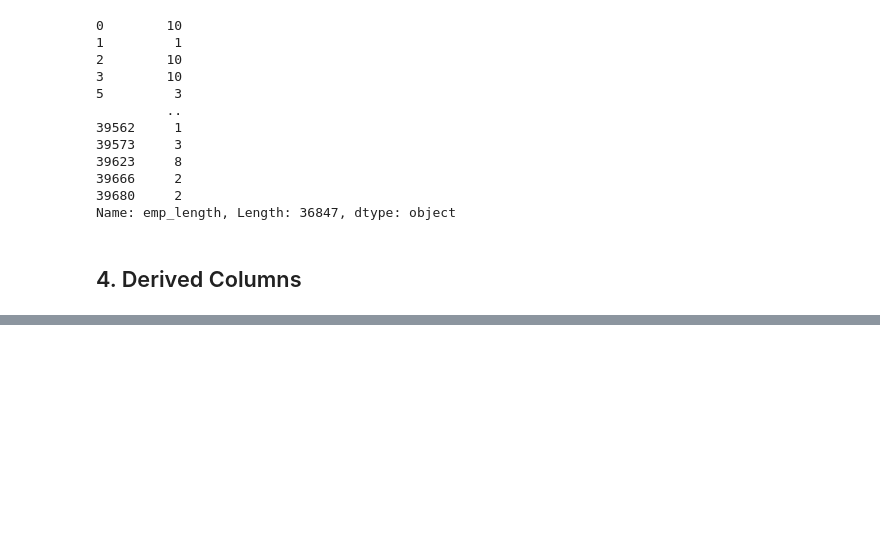
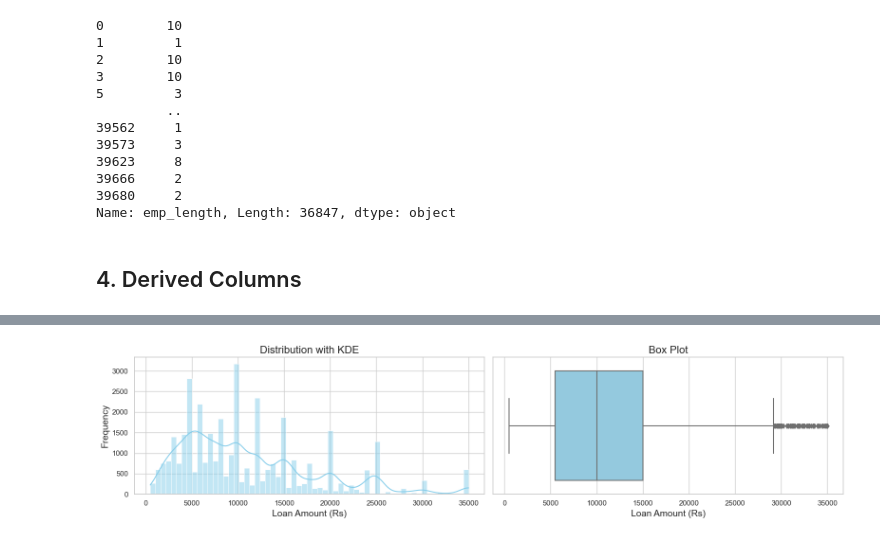
Before and after one commit to chandansharma10698/LendingClubCaseStudy, a Jupyter notebook: chandan_sharma_brk.ipynb, the cells around one changed output, grey strips where cells are left out. Saved outputs shown, nothing was run; the diff lists cells and outputs as text; code cells hidden in the pictures; blank space fills up the shorter version.

```diff
--- a/chandan_sharma_brk.ipynb
+++ b/chandan_sharma_brk.ipynb
@@ -523,0 +636,47 @@ Name: emp_length, Length: 36847, dtype: object
+# %%
+# Bucketing dti
+def bucket_dti(column):
+    if column <= 8:
+        return 'Very Low' # 25% quartile
+    elif (column >8) and (column <= 12):
+        return 'Low'
+    elif (column >12) and (column <= 16):
+        return 'Moderate'
+    elif (column >16) and (column <= 20):
+        return 'High'
+    else:
+        return 'Very High' # 75% quartile
+
+df_Loan['dti_b'] = df_Loan.apply(lambda x : bucket_dti(x.dti), axis = 1)
+# %%
+column_titles = {
+    'loan_amnt': 'Loan Amount (Rs)'
+    # Add other column titles if needed
+}
+
+def plot_digram(df, column):
+    fig, p = plot.subplots(1, 2, figsize=(16, 4))
+
+    # Plot histogram with KDE
+    sns.histplot(df.loc[df[column].notnull(), column], kde=True, ax=p[0], color="skyblue")
+
+    # Plot boxplot
+    sns.boxplot(x=column, data=df, ax=p[1], color="skyblue")
+
+    # Set labels
+    p[0].set_xlabel(column_titles.get(column, column), fontsize=14)
+    p[0].set_ylabel('Frequency', fontsize=14)
+    p[1].set_xlabel(column_titles.get(column, column), fontsize=14)
+
+    # Set titles
+    p[0].set_title('Distribution with KDE', fontsize=16)
+    p[1].set_title('Box Plot', fontsize=16)
+
+    # Adjust layout for better spacing
+    plot.tight_layout()
+    plot.show()
+/
+# Usage
+plot_digram(df_Loan, 'loan_amnt')
+# %% [output]
+[figure, added]
```
Also changed, not shown: parts of 19 cells of this notebook.
